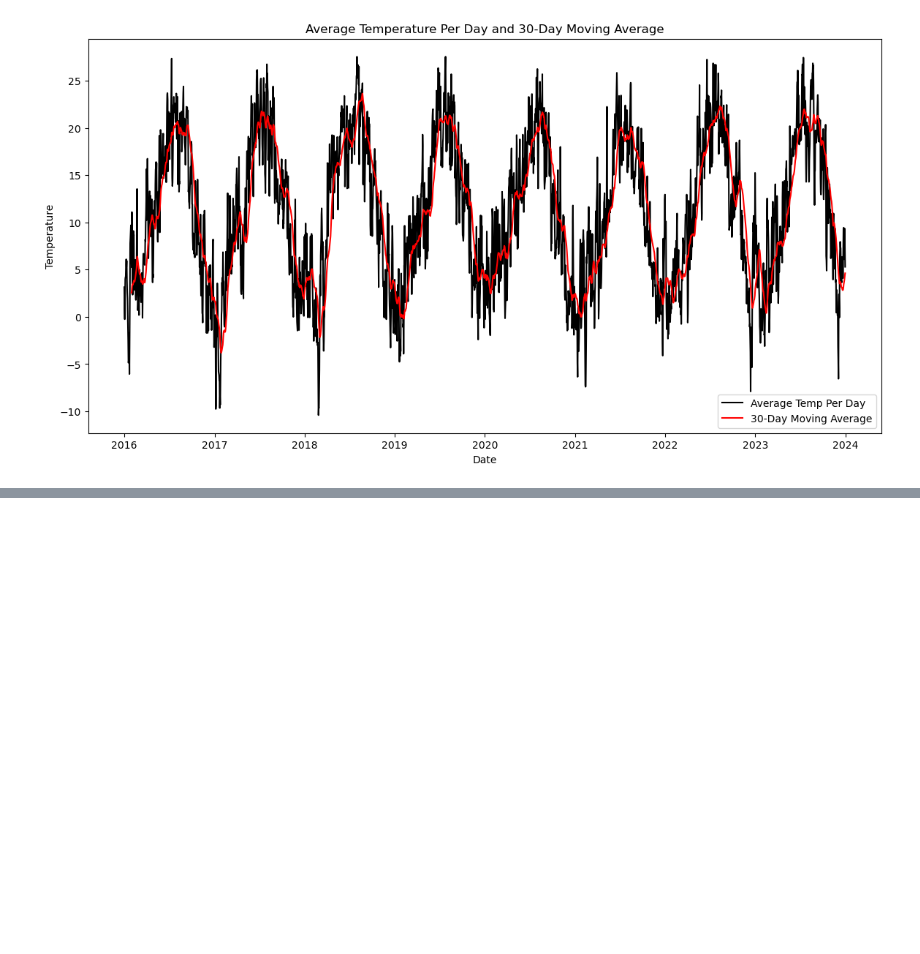
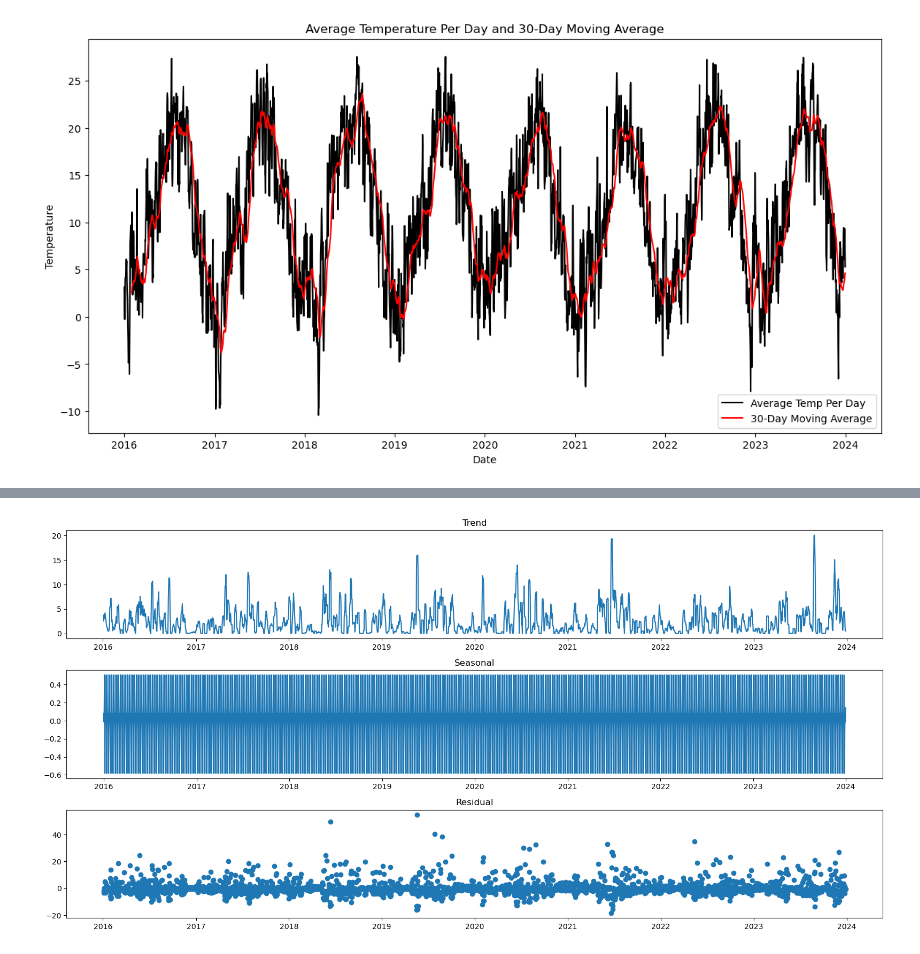
Before and after one commit to caropaezBSH/CaroPeThesis, a Jupyter notebook: Munich_Complete_Analysis/MunichAnalysis.ipynb, the cells around one changed output, grey strips where cells are left out. Saved outputs shown, nothing was run; the diff lists cells and outputs as text; code cells hidden in the pictures; blank space fills up the shorter version.

```diff
--- a/Munich_Complete_Analysis/MunichAnalysis.ipynb
+++ b/Munich_Complete_Analysis/MunichAnalysis.ipynb
@@ -325,6 +434,9 @@ See the caveats in the documentation: https://pandas.pydata.org/pandas-docs/stab
 # Decomposing the time series into trend, seasonal and residual components
 
 decomposition = sm.tsa.seasonal_decompose(df_munich_all_locations['gesamt'], model='additive')
+
+## For Later
+decomposition_rain = sm.tsa.seasonal_decompose(df_munich_all_locations['niederschlag'], model='additive')
 
 # Plotting the decomposition
 plt.figure(figsize=(16, 8))
@@ -433,0 +585,32 @@ plt.show()
+# %%
+# Plotting the decomposition
+plt.figure(figsize=(16, 8))
+
+# Plot Trend
+plt.subplot(3, 1, 1)
+plt.plot(decomposition_rain.trend)
+plt.title('Trend')
+
+# Plot Seasonal
+plt.subplot(3, 1, 2)
+plt.plot(decomposition_rain.seasonal)
+plt.title('Seasonal')
+
+# Plot Residual
+plt.subplot(3, 1, 3)
+plt.scatter(decomposition_rain.resid.index, decomposition_rain.resid)
+plt.title('Residual')
+
+plt.tight_layout()
+plt.show()
+# ###
+# The analysis of our sales data begins with a decomposition,
+# followed by calculating a 7-day moving average.
+# ** Decomposition Graph **
+# 3 components:
+# - Trend, which shows the overall direction in which our sales data is moving over time.
+# - Seasonal, illustrates any repeating patterns or cycles in the sales data, often tied to specific times of the year.
+# - Residual, represents the ‘noise’ in the data after removing the trend and seasonal components.
+# ###
+# %% [output]
+[figure, added]
```
Also changed, not shown: parts of 23 cells of this notebook, 1 other file.
